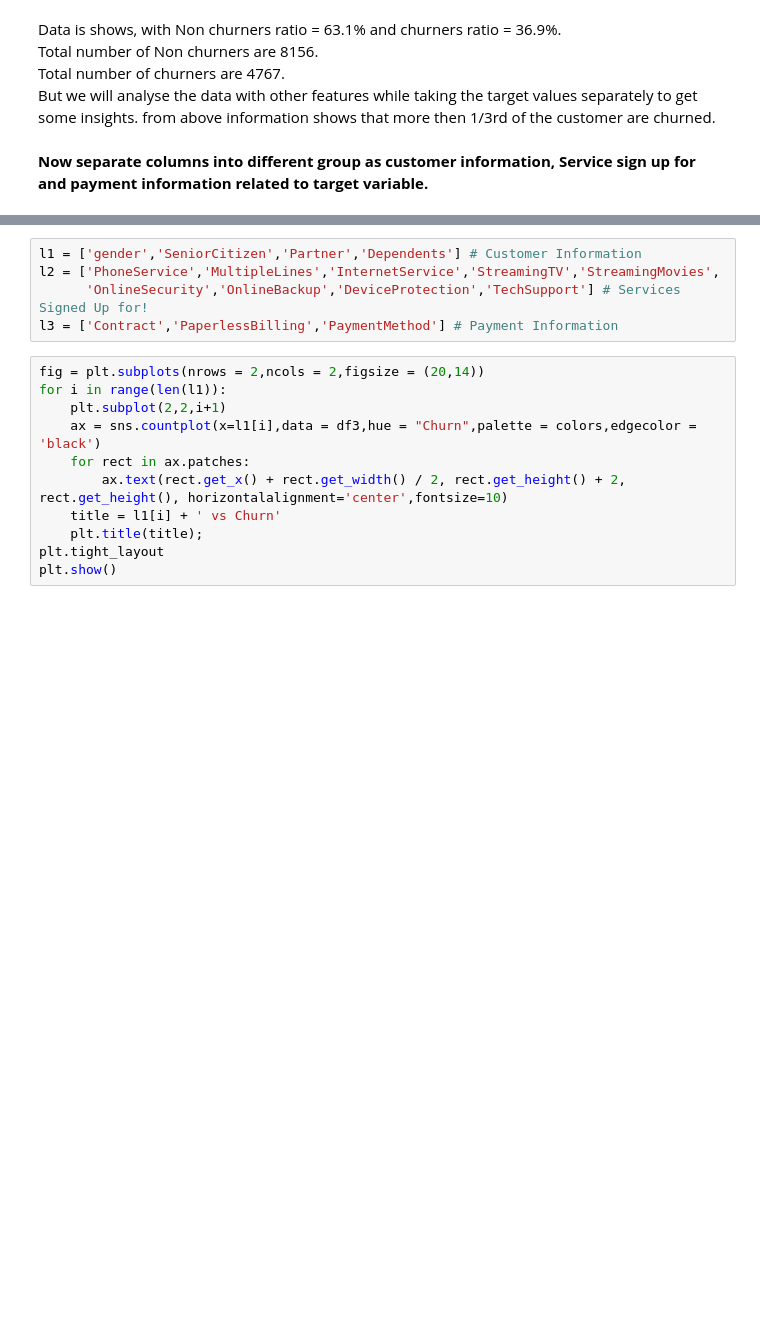
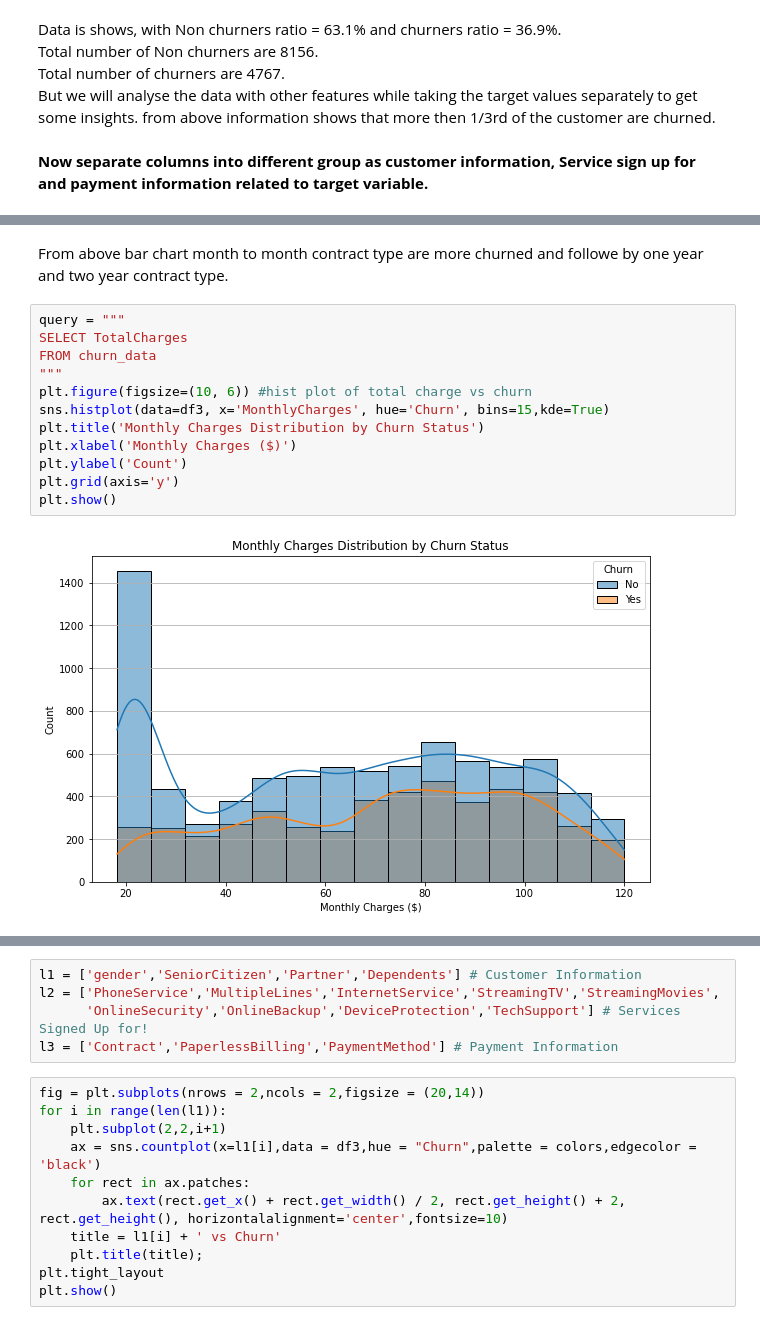
Before and after one commit to Tejpandey7/Cuatomer-_churn-analysis, a Jupyter notebook: churn_analysis.ipynb, the cells around one changed output, grey strips where cells are left out. Cells and saved outputs as stored; diff of their text form; blank space fills up the shorter version.

```diff
--- a/churn_analysis.ipynb
+++ b/churn_analysis.ipynb
@@ -286,0 +375,16 @@ __Now separate columns into different group as customer information, Service sig
+# %% [markdown]
+From above bar chart month to month contract type are more churned and followe by one year and two year contract type.
+# %%
+query = """
+SELECT TotalCharges
+FROM churn_data
+"""
+plt.figure(figsize=(10, 6)) #hist plot of total charge vs churn
+sns.histplot(data=df3, x='MonthlyCharges', hue='Churn', bins=15,kde=True)
+plt.title('Monthly Charges Distribution by Churn Status')
+plt.xlabel('Monthly Charges ($)')
+plt.ylabel('Count')
+plt.grid(axis='y')
+plt.show()
+# %% [output]
+[figure, added]
```
Also changed, not shown: parts of 14 cells of this notebook.
